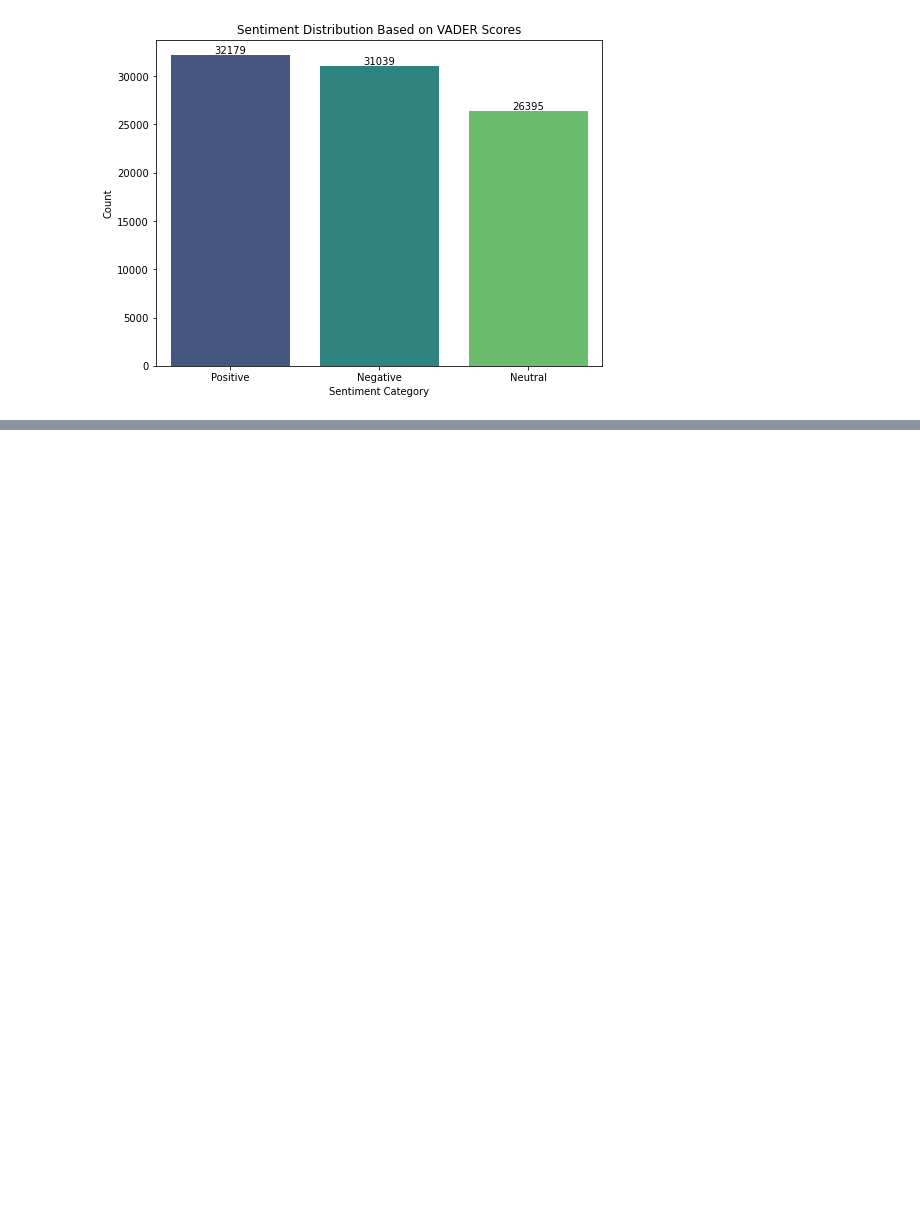
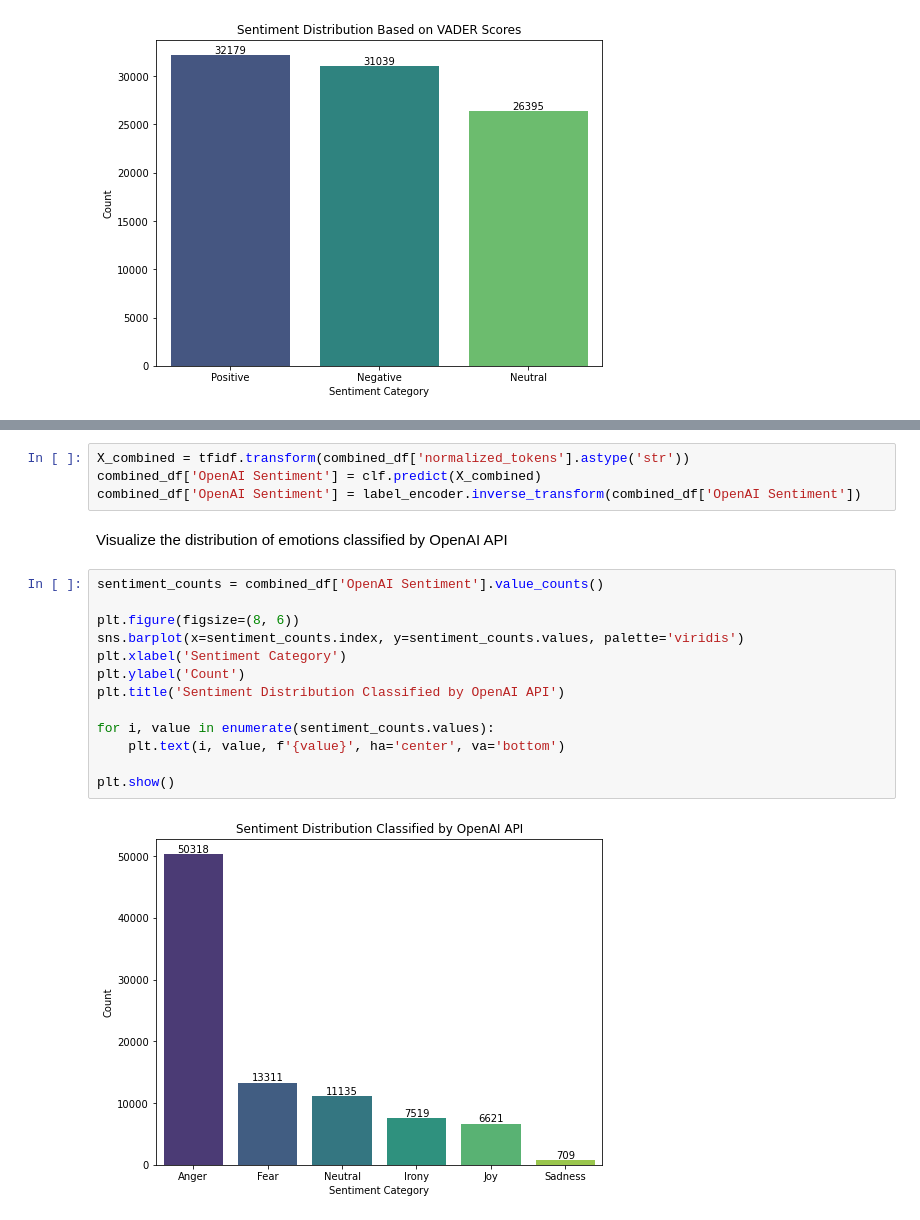
Before and after one commit to yuzhouw313/Content-Analysis-Homework, a Jupyter notebook: final_project/final_analysis.ipynb, the cells around one changed output, grey strips where cells are left out. Drawn from its saved outputs; the diff is of its cells as text; blank space fills up the shorter version.

```diff
--- a/final_project/final_analysis.ipynb
+++ b/final_project/final_analysis.ipynb
@@ -1105,0 +1384,21 @@ plt.show()
+# %%
+X_combined = tfidf.transform(combined_df['normalized_tokens'].astype('str'))
+combined_df['OpenAI Sentiment'] = clf.predict(X_combined)
+combined_df['OpenAI Sentiment'] = label_encoder.inverse_transform(combined_df['OpenAI Sentiment'])
+# %% [markdown]
+Visualize the distribution of emotions classified by OpenAI API
+# %%
+sentiment_counts = combined_df['OpenAI Sentiment'].value_counts()
+
+plt.figure(figsize=(8, 6))
+sns.barplot(x=sentiment_counts.index, y=sentiment_counts.values, palette='viridis')
+plt.xlabel('Sentiment Category')
+plt.ylabel('Count')
+plt.title('Sentiment Distribution Classified by OpenAI API')
+
+for i, value in enumerate(sentiment_counts.values):
+    plt.text(i, value, f'{value}', ha='center', va='bottom')
+
+plt.show()
+# %% [output]
+[figure, added]
```
Also changed, not shown: parts of 82 cells of this notebook.
